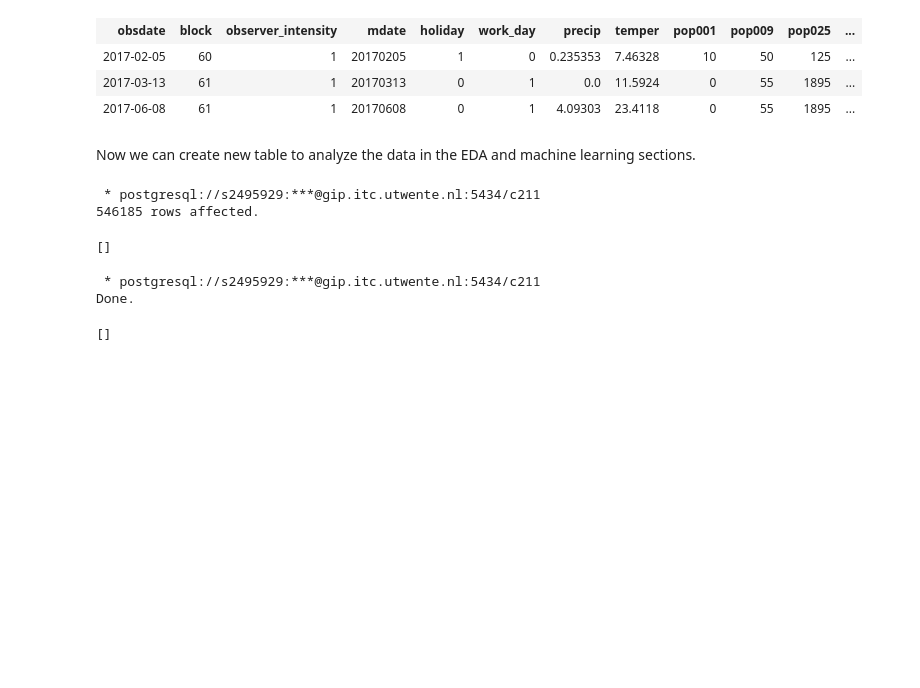
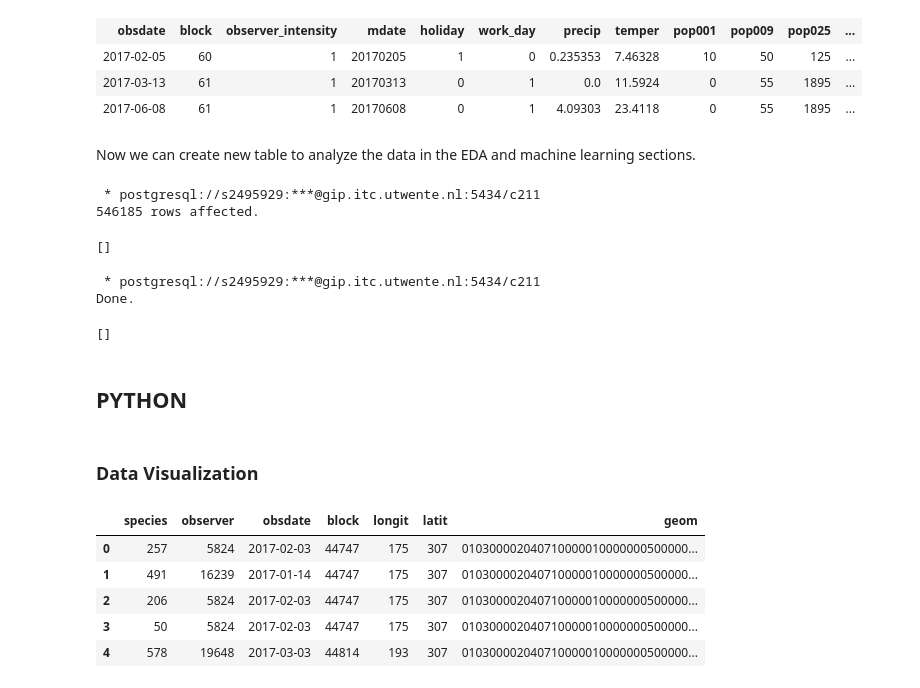
Before and after one commit to 3enedix/BGP_2021_B, a Jupyter notebook: observer_intensity_daily.ipynb, the cells around one changed output. Saved outputs shown, nothing was run; the diff lists cells and outputs as text; code cells hidden in the pictures; blank space fills up the shorter version.

```diff
--- a/observer_intensity_daily.ipynb
+++ b/observer_intensity_daily.ipynb
@@ -1251,3 +1251,7 @@ Drop Column mdate
  * postgresql://s2495929:***@gip.itc.utwente.nl:5434/c211
 Done.
 []
+# %% [markdown]
+## PYTHON
+# %% [markdown]
+### Data Visualization
@@ -1253,0 +1263,10 @@ Done.
+# %%
+pd_observer_intensity = pd.read_sql_table('observation_netherlands_new', 'postgresql://s2495929:_s2495929_@gip.itc.utwente.nl:5434/c211')
+pd_observer_intensity.head()
+# %% [output]
+|  | species | observer | obsdate | block | longit | latit | geom |
+| 0 | 257 | 5824 | 2017-02-03 | 44747 | 175 | 307 | 010300002040710000010000000500000... |
+| 1 | 491 | 16239 | 2017-01-14 | 44747 | 175 | 307 | 010300002040710000010000000500000... |
+| 2 | 206 | 5824 | 2017-02-03 | 44747 | 175 | 307 | 010300002040710000010000000500000... |
+| 3 | 50 | 5824 | 2017-02-03 | 44747 | 175 | 307 | 010300002040710000010000000500000... |
+| 4 | 578 | 19648 | 2017-03-03 | 44814 | 193 | 307 | 010300002040710000010000000500000... |
```
Also changed, not shown: parts of 4 cells of this notebook, 1 other file.
